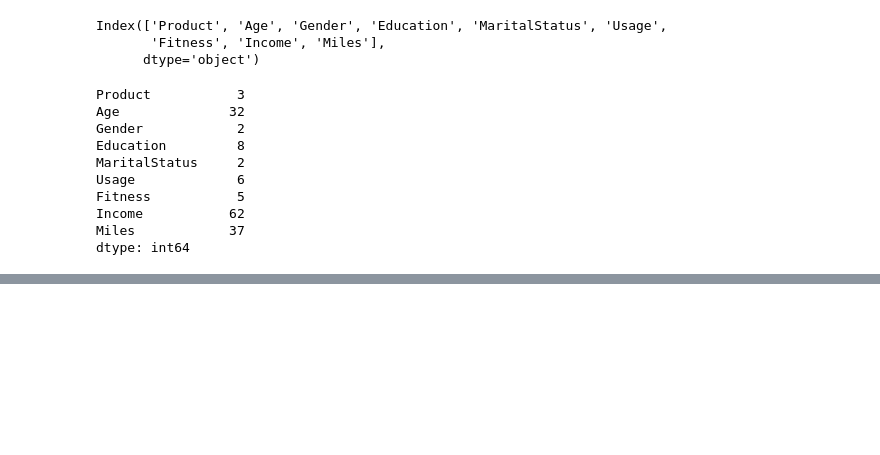
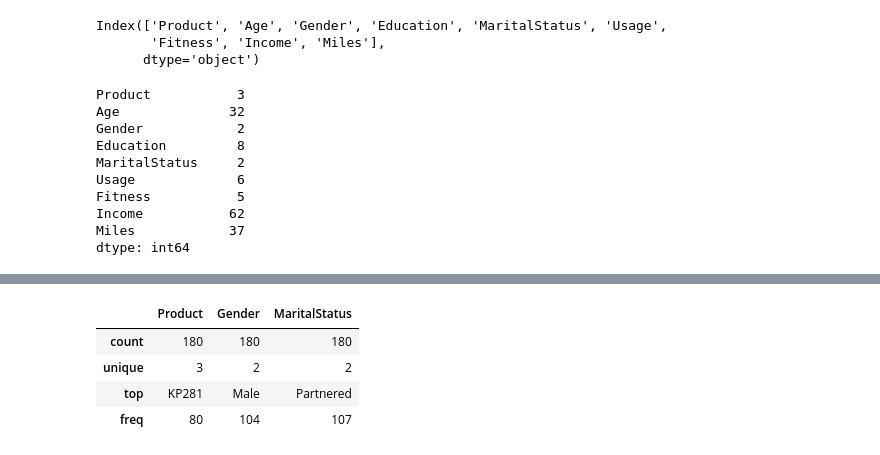
Before and after one commit to iamutkarshgoyal/Aerofit_Statistical_Analysis, a Jupyter notebook: Aerofit_Data_Analysis.ipynb, the cells around one changed output, grey strips where cells are left out. Cells and saved outputs as stored; diff of their text form; code cells hidden in the pictures; blank space fills up the shorter version.

```diff
--- a/Aerofit_Data_Analysis.ipynb
+++ b/Aerofit_Data_Analysis.ipynb
@@ -47,0 +85,8 @@ dtype: int64
+# %%
+df.describe(include = "object")
+# %% [output]
+|  | Product | Gender | MaritalStatus |
+| count | 180 | 180 | 180 |
+| unique | 3 | 2 | 2 |
+| top | KP281 | Male | Partnered |
+| freq | 80 | 104 | 107 |
```
Also changed, not shown: parts of 9 cells of this notebook.
